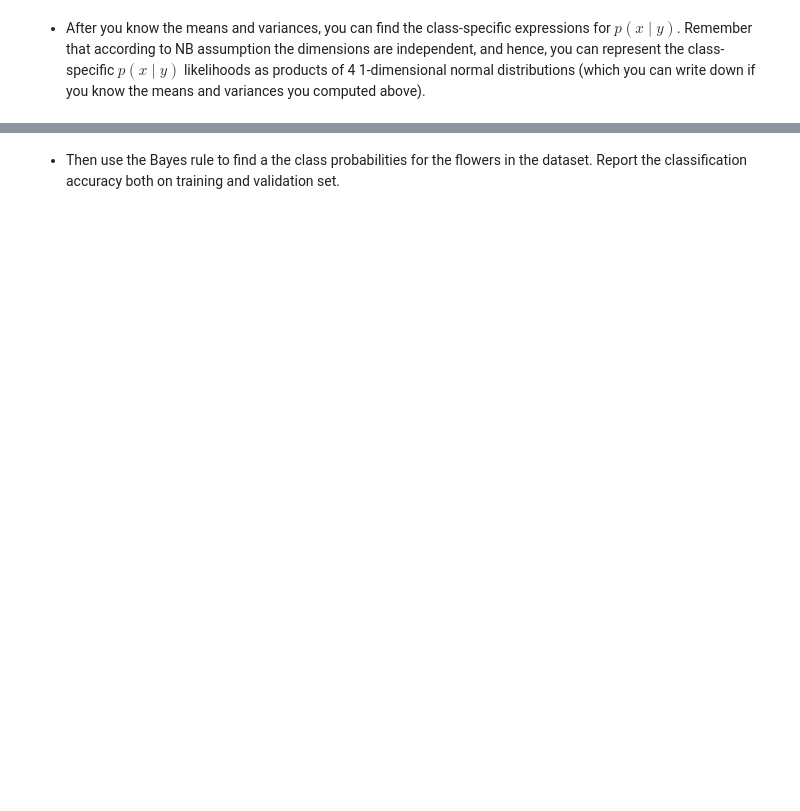
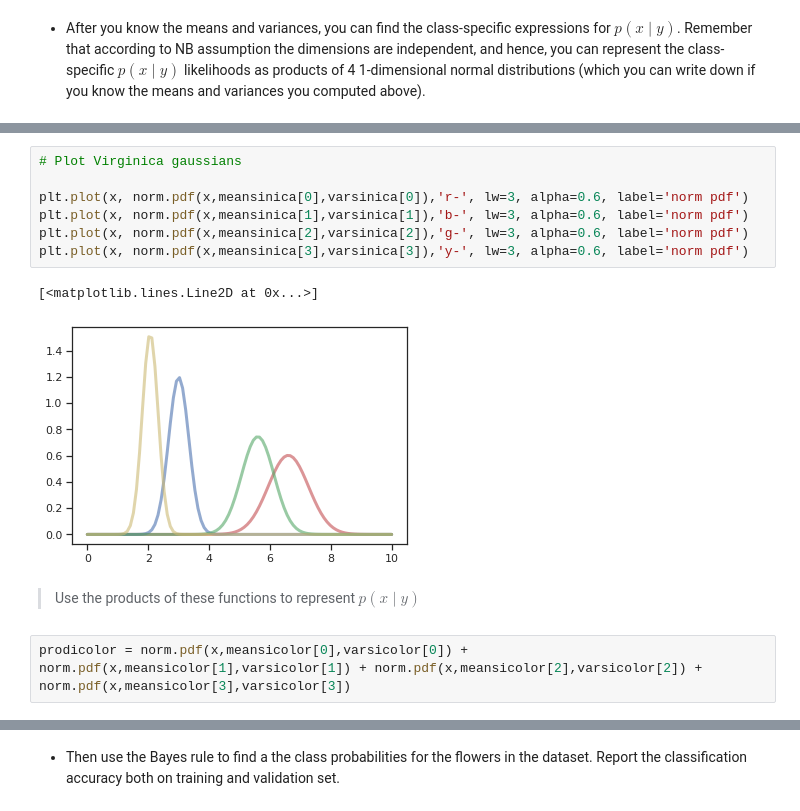
Before and after one commit to MatiasJJ/ATML, a Jupyter notebook: Ex4/Ex4_Matias_Jakub_Madeleine.ipynb, the cells around one changed output, grey strips where cells are left out. Saved outputs shown, nothing was run; the diff lists cells and outputs as text; blank space fills up the shorter version.

```diff
--- a/Ex4/Ex4_Matias_Jakub_Madeleine.ipynb
+++ b/Ex4/Ex4_Matias_Jakub_Madeleine.ipynb
@@ -403,0 +388,14 @@ np.normal()
+# %%
+# Plot Virginica gaussians
+
+plt.plot(x, norm.pdf(x,meansinica[0],varsinica[0]),'r-', lw=3, alpha=0.6, label='norm pdf')
+plt.plot(x, norm.pdf(x,meansinica[1],varsinica[1]),'b-', lw=3, alpha=0.6, label='norm pdf')
+plt.plot(x, norm.pdf(x,meansinica[2],varsinica[2]),'g-', lw=3, alpha=0.6, label='norm pdf')
+plt.plot(x, norm.pdf(x,meansinica[3],varsinica[3]),'y-', lw=3, alpha=0.6, label='norm pdf')
+# %% [output]
+[<matplotlib.lines.Line2D at 0x...>]
+[figure, added]
+# %% [markdown]
+> Use the products of these functions to represent $p(x\mid y)$
+# %%
+prodicolor = norm.pdf(x,meansicolor[0],varsicolor[0]) + norm.pdf(x,meansicolor[1],varsicolor[1]) + norm.pdf(x,meansicolor[2],varsicolor[2]) + norm.pdf(x,meansicolor[3],varsicolor[3])
```
Also changed, not shown: parts of 16 cells of this notebook.
